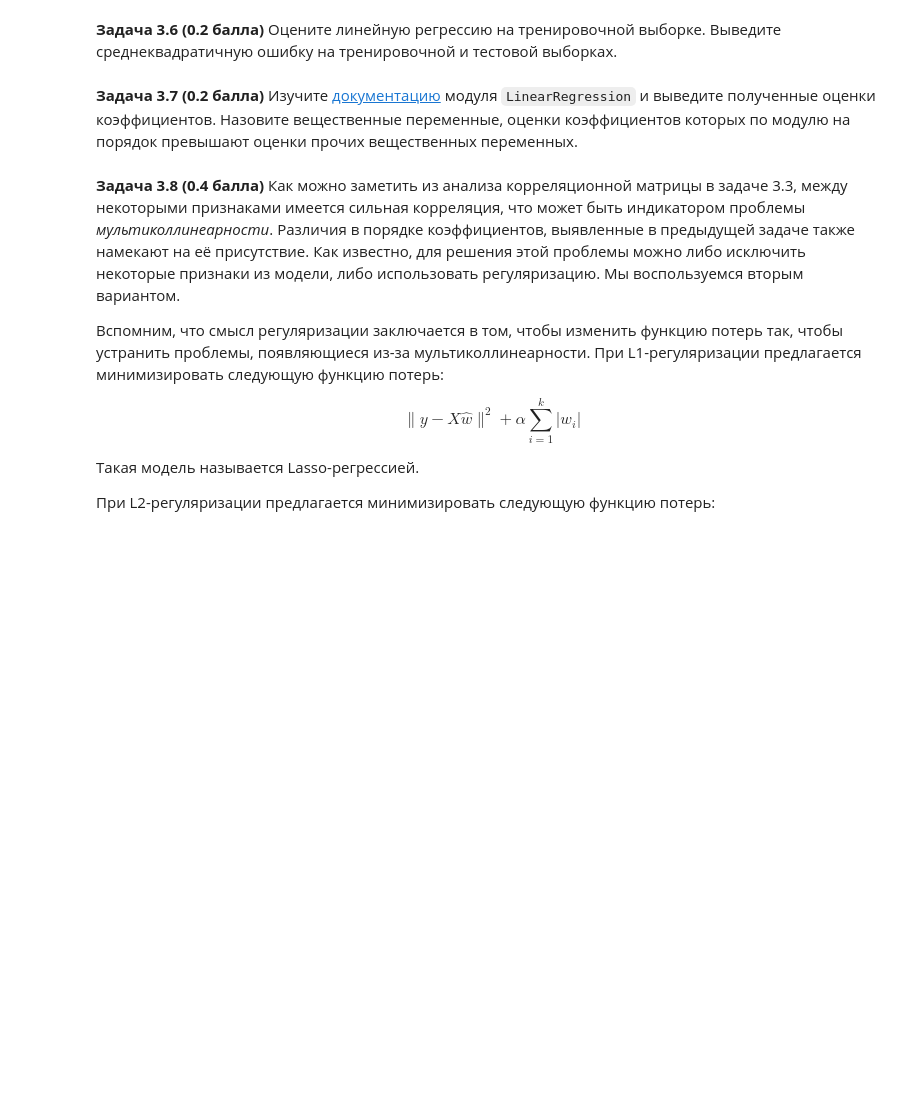
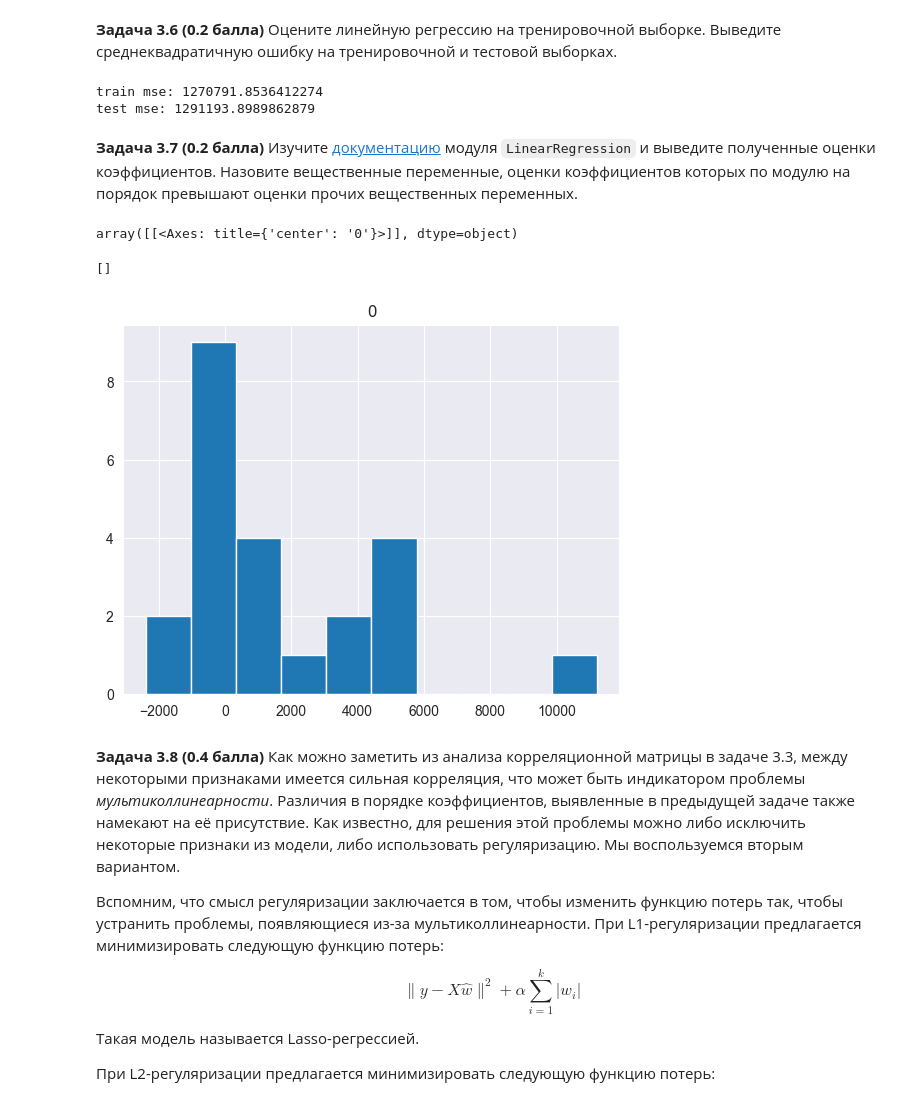
Before and after one commit to Vdmrl/HSE-IDA-ML, a Jupyter notebook: hw4/hw04_knn_linreg.ipynb, the cells around one changed output. Drawn from its saved outputs; the diff is of its cells as text; code cells hidden in the pictures; blank space fills up the shorter version.

```diff
--- a/hw4/hw04_knn_linreg.ipynb
+++ b/hw4/hw04_knn_linreg.ipynb
@@ -349,2 +403,5 @@ data.select_dtypes(exclude='number')
 # %% [markdown]
 **Задача 3.3 (0.1 балла)** Так как линейная модель складывает значения признаков с некоторыми весами, нам нужно аккуратно обработать категориальные признаки. Закодируйте категориальные переменные при помощи OneHot-кодирования.
+# %%
+data_onehot = pd.get_dummies(data, drop_first=True)
+data_onehot.head()
@@ -353,2 +459,9 @@ data.select_dtypes(exclude='number')
 # %% [markdown]
 **Задача 3.5 (0.3 балла)** Зачастую при использовании линейных моделей вещественные признаки масштабируются. При этом оценки коэффициентов теряют прямую статистическую интерпретацию ("при увеличении $X_1$ на 1, $y$ увеличивается на $w_1$"), но приобретают свойства, полезные в задачах машинного обучения. В этой задаче масштабируйте вещественные признаки тренировочной и тестовой выборок при помощи модуля `StandardScaler`.
+# %%
+from sklearn.preprocessing import StandardScaler
+
+normalizer = StandardScaler()
+X_train = pd.DataFrame(normalizer.fit_transform(X_train))
+X_test = pd.DataFrame(normalizer.transform(X_test))
+X_test.head()
@@ -355,7 +476,43 @@ data.select_dtypes(exclude='number')
 # %% [markdown]
 **Задача 3.6 (0.2 балла)** Оцените линейную регрессию на тренировочной выборке. Выведите среднеквадратичную ошибку на тренировочной и тестовой выборках.
+# %%
+from sklearn.linear_model import LinearRegression
+from sklearn.metrics import mean_squared_error
+
+reg = LinearRegression()
+reg.fit(X_train, y_train)
+print("train mse:", mean_squared_error(y_train, reg.predict(X_train)))
+print("test mse:", mean_squared_error(y_test, reg.predict(X_test)))
+# %% [output]
+train mse: 1270791.8536412274
+test mse: 1291193.8989862879
 # %% [markdown]
 **Задача 3.7 (0.2 балла)** Изучите [документацию](https://scikit-learn.org/stable/modules/generated/sklearn.linear_model.LinearRegression.html) модуля `LinearRegression` и выведите полученные оценки коэффициентов. Назовите вещественные переменные, оценки коэффициентов которых по модулю на порядок превышают оценки прочих вещественных переменных.
+# %%
+display(pd.DataFrame(data=reg.coef_).hist()) # явно есть переобучение
+
+# отдельно рассмотрю коэффициенты вещественных переменных
+# колхозный способ получить только коэффициенты вещественных перменных:
+# имена вещественных столбцов
+X_num_names = X.select_dtypes(include='number').columns.values
+# индексы через перебор всех столбцов
+X_indexes = []
+cur_index = 0
+for name in X_train.columns.values:
+    if name in X_indexes:
+        X_indexes.append(cur_index)
+    cur_index += 1
+# Коэффициенты по индексам
+param_to_coef = []
+for ind in range(len(reg.coef_)):
+    if ind in X_indexes:
+        param_to_coef[X_num_names[X_indexes.index(reg.coef_[ind])]] = ind
+
+print(param_to_coef)
+# %% [output]
+array([[<Axes: title={'center': '0'}>]], dtype=object)
+[]
+[figure, added]
 # %% [markdown]
 **Задача 3.8 (0.4 балла)** Как можно заметить из анализа корреляционной матрицы в задаче 3.3, между некоторыми признаками имеется сильная корреляция, что может быть индикатором проблемы *мультиколлинеарности*. Различия в порядке коэффициентов, выявленные в предыдущей задаче также намекают на её присутствие. Как известно, для решения этой проблемы можно либо исключить некоторые признаки из модели, либо использовать регуляризацию. Мы воспользуемся вторым вариантом.
 
```
Also changed, not shown: parts of 10 cells of this notebook.
